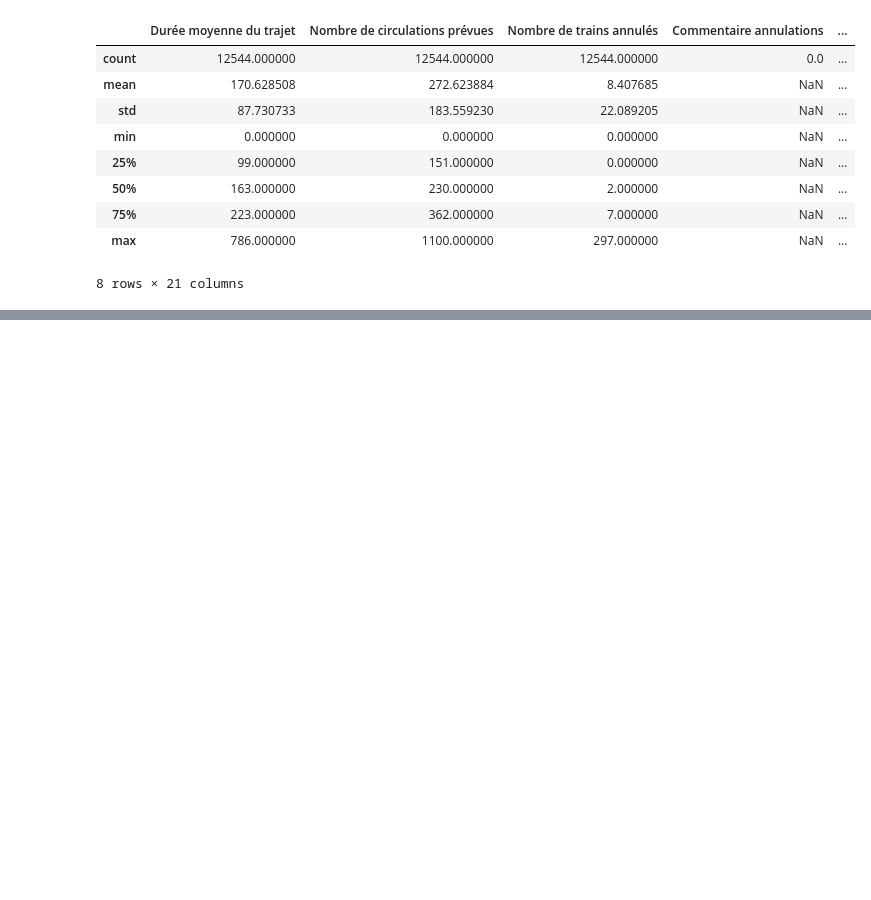
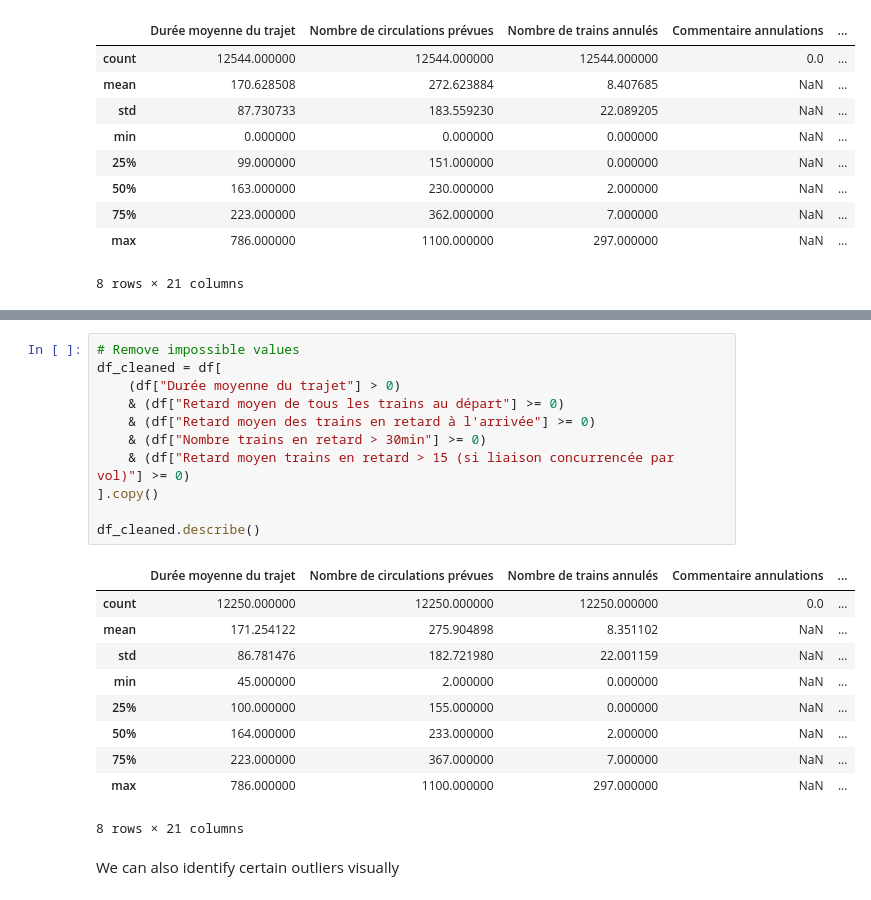
Before and after one commit to FaureArm/IA700_Project, a Jupyter notebook: notebooks/exploration_notebook.ipynb, the cells around one changed output, grey strips where cells are left out. Saved outputs shown, nothing was run; the diff lists cells and outputs as text; blank space fills up the shorter version.

```diff
--- a/notebooks/exploration_notebook.ipynb
+++ b/notebooks/exploration_notebook.ipynb
@@ -46,0 +61,24 @@ memory usage: 2.5 MB
+# %%
+# Remove impossible values
+df_cleaned = df[
+    (df["Durée moyenne du trajet"] > 0)
+    & (df["Retard moyen de tous les trains au départ"] >= 0)
+    & (df["Retard moyen des trains en retard à l'arrivée"] >= 0)
+    & (df["Nombre trains en retard > 30min"] >= 0)
+    & (df["Retard moyen trains en retard > 15 (si liaison concurrencée par vol)"] >= 0)
+].copy()
+
+df_cleaned.describe()
+# %% [output]
+|  | Durée moyenne du trajet | Nombre de circulations prévues | Nombre de trains annulés | Commentaire annulations | ... |
+| count | 12250.000000 | 12250.000000 | 12250.000000 | 0.0 | ... |
+| mean | 171.254122 | 275.904898 | 8.351102 | NaN | ... |
+| std | 86.781476 | 182.721980 | 22.001159 | NaN | ... |
+| min | 45.000000 | 2.000000 | 0.000000 | NaN | ... |
+| 25% | 100.000000 | 155.000000 | 0.000000 | NaN | ... |
+| 50% | 164.000000 | 233.000000 | 2.000000 | NaN | ... |
+| 75% | 223.000000 | 367.000000 | 7.000000 | NaN | ... |
+| max | 786.000000 | 1100.000000 | 297.000000 | NaN | ... |
+8 rows × 21 columns
+# %% [markdown]
+We can also identify certain outliers visually
```
Also changed, not shown: parts of 1 cell of this notebook.
